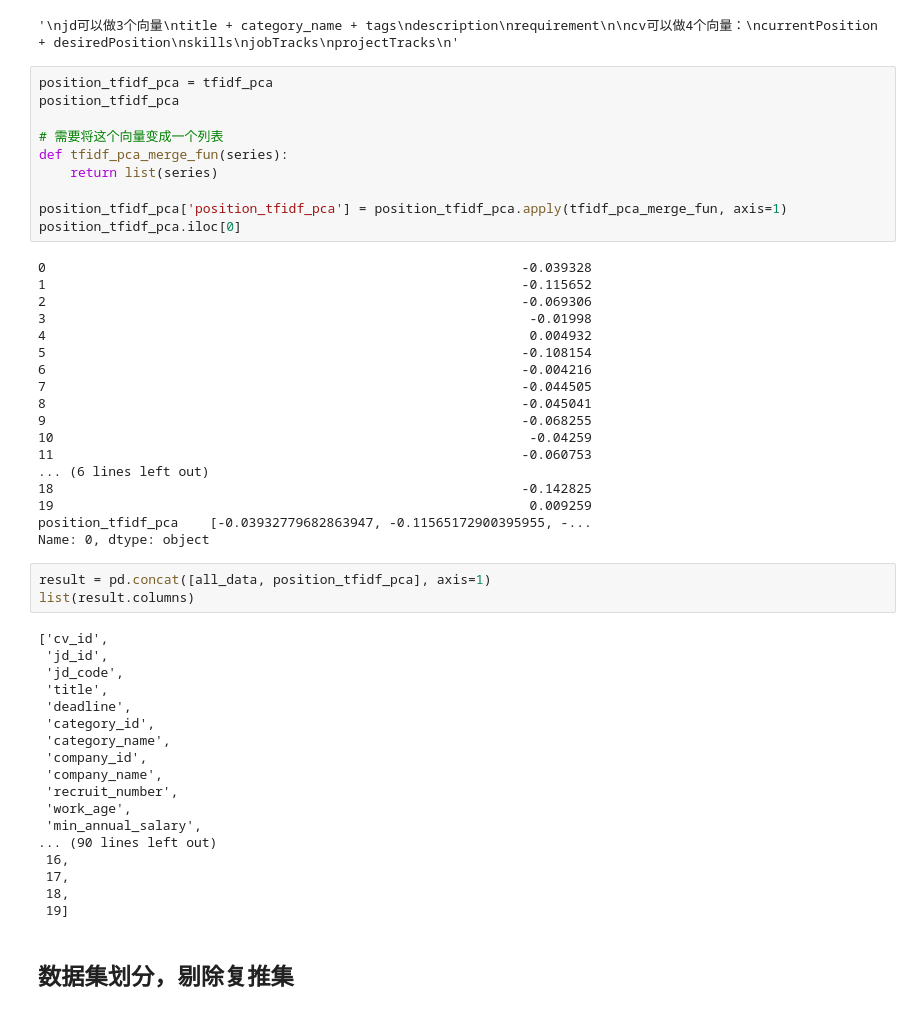
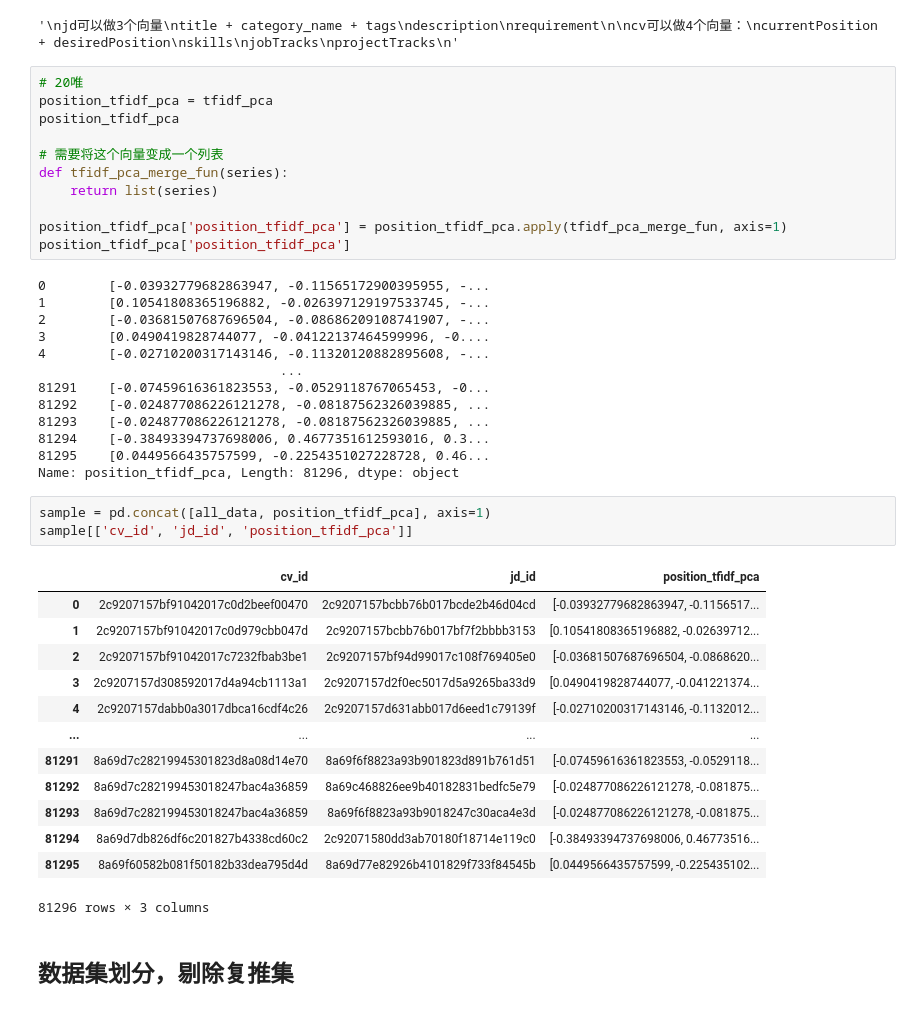
Before and after one commit to slowisfast2030/golden_data, a Jupyter notebook: thu_sample.ipynb, the cells around one changed output. Cells and saved outputs as stored; diff of their text form.

```diff
--- a/thu_sample.ipynb
+++ b/thu_sample.ipynb
@@ -324,6 +324,7 @@ Prefix dict has been built successfully.
 all is well
 '\njd可以做3个向量\ntitle + category_name + tags\ndescription\nrequirement\n\ncv可以做4个向量：\ncurrentPosition + desiredPosition\nskills\njobTracks\nprojectTracks\n'
 # %%
+# 20唯
 position_tfidf_pca = tfidf_pca
 position_tfidf_pca
 
@@ -332,45 +333,36 @@ def tfidf_pca_merge_fun(series):
     return list(series)
 
 position_tfidf_pca['position_tfidf_pca'] = position_tfidf_pca.apply(tfidf_pca_merge_fun, axis=1)
-position_tfidf_pca.iloc[0]
+position_tfidf_pca['position_tfidf_pca']
 # %% [output]
-0                                                             -0.039328
-1                                                             -0.115652
-2                                                             -0.069306
-3                                                              -0.01998
-4                                                              0.004932
-5                                                             -0.108154
-6                                                             -0.004216
-7                                                             -0.044505
-8                                                             -0.045041
-9                                                             -0.068255
-10                                                             -0.04259
-11                                                            -0.060753
-... (6 lines left out)
-18                                                            -0.142825
-19                                                             0.009259
-position_tfidf_pca    [-0.03932779682863947, -0.11565172900395955, -...
-Name: 0, dtype: object
+0        [-0.03932779682863947, -0.11565172900395955, -...
+1        [0.10541808365196882, -0.026397129197533745, -...
+2        [-0.03681507687696504, -0.08686209108741907, -...
+3        [0.0490419828744077, -0.04122137464599996, -0....
+4        [-0.02710200317143146, -0.11320120882895608, -...
+                               ...
+81291    [-0.07459616361823553, -0.0529118767065453, -0...
+81292    [-0.024877086226121278, -0.08187562326039885, ...
+81293    [-0.024877086226121278, -0.08187562326039885, ...
+81294    [-0.38493394737698006, 0.4677351612593016, 0.3...
+81295    [0.0449566435757599, -0.2254351027228728, 0.46...
+Name: position_tfidf_pca, Length: 81296, dtype: object
 # %%
-result = pd.concat([all_data, position_tfidf_pca], axis=1)
-list(result.columns)
+sample = pd.concat([all_data, position_tfidf_pca], axis=1)
+sample[['cv_id', 'jd_id', 'position_tfidf_pca']]
 # %% [output]
+|  | cv_id | jd_id | position_tfidf_pca |
+| 0 | 2c9207157bf91042017c0d2beef00470 | 2c9207157bcbb76b017bcde2b46d04cd | [-0.03932779682863947, -0.1156517... |
+| 1 | 2c9207157bf91042017c0d979cbb047d | 2c9207157bcbb76b017bf7f2bbbb3153 | [0.10541808365196882, -0.02639712... |
+| 2 | 2c9207157bf91042017c7232fbab3be1 | 2c9207157bf94d99017c108f769405e0 | [-0.03681507687696504, -0.0868620... |
+| 3 | 2c9207157d308592017d4a94cb1113a1 | 2c9207157d2f0ec5017d5a9265ba33d9 | [0.0490419828744077, -0.041221374... |
+| 4 | 2c9207157dabb0a3017dbca16cdf4c26 | 2c9207157d631abb017d6eed1c79139f | [-0.02710200317143146, -0.1132012... |
+| ... | ... | ... | ... |
+| 81291 | 8a69d7c28219945301823d8a08d14e70 | 8a69f6f8823a93b901823d891b761d51 | [-0.07459616361823553, -0.0529118... |
+| 81292 | 8a69d7c282199453018247bac4a36859 | 8a69c468826ee9b40182831bedfc5e79 | [-0.024877086226121278, -0.081875... |
+| 81293 | 8a69d7c282199453018247bac4a36859 | 8a69f6f8823a93b9018247c30aca4e3d | [-0.024877086226121278, -0.081875... |
+| 81294 | 8a69d7db826df6c201827b4338cd60c2 | 2c92071580dd3ab70180f18714e119c0 | [-0.38493394737698006, 0.46773516... |
+| 81295 | 8a69f60582b081f50182b33dea795d4d | 8a69d77e82926b4101829f733f84545b | [0.0449566435757599, -0.225435102... |
-['cv_id',
- 'jd_id',
- 'jd_code',
- 'title',
- 'deadline',
- 'category_id',
- 'category_name',
- 'company_id',
- 'company_name',
- 'recruit_number',
- 'work_age',
- 'min_annual_salary',
-... (90 lines left out)
- 16,
- 17,
- 18,
- 19]
+81296 rows × 3 columns
 # %% [markdown]
 ## 数据集划分，剔除复推集
```
